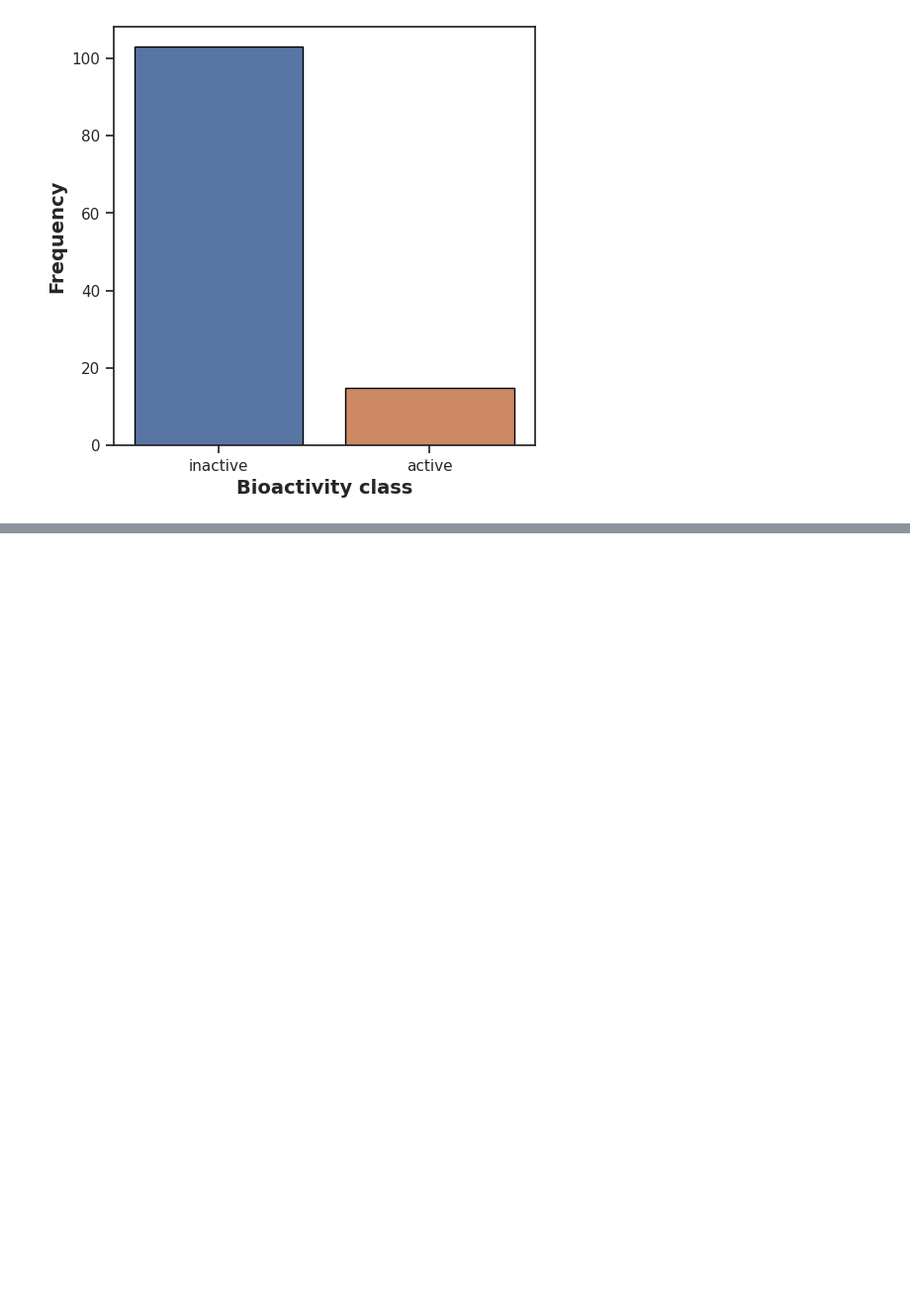
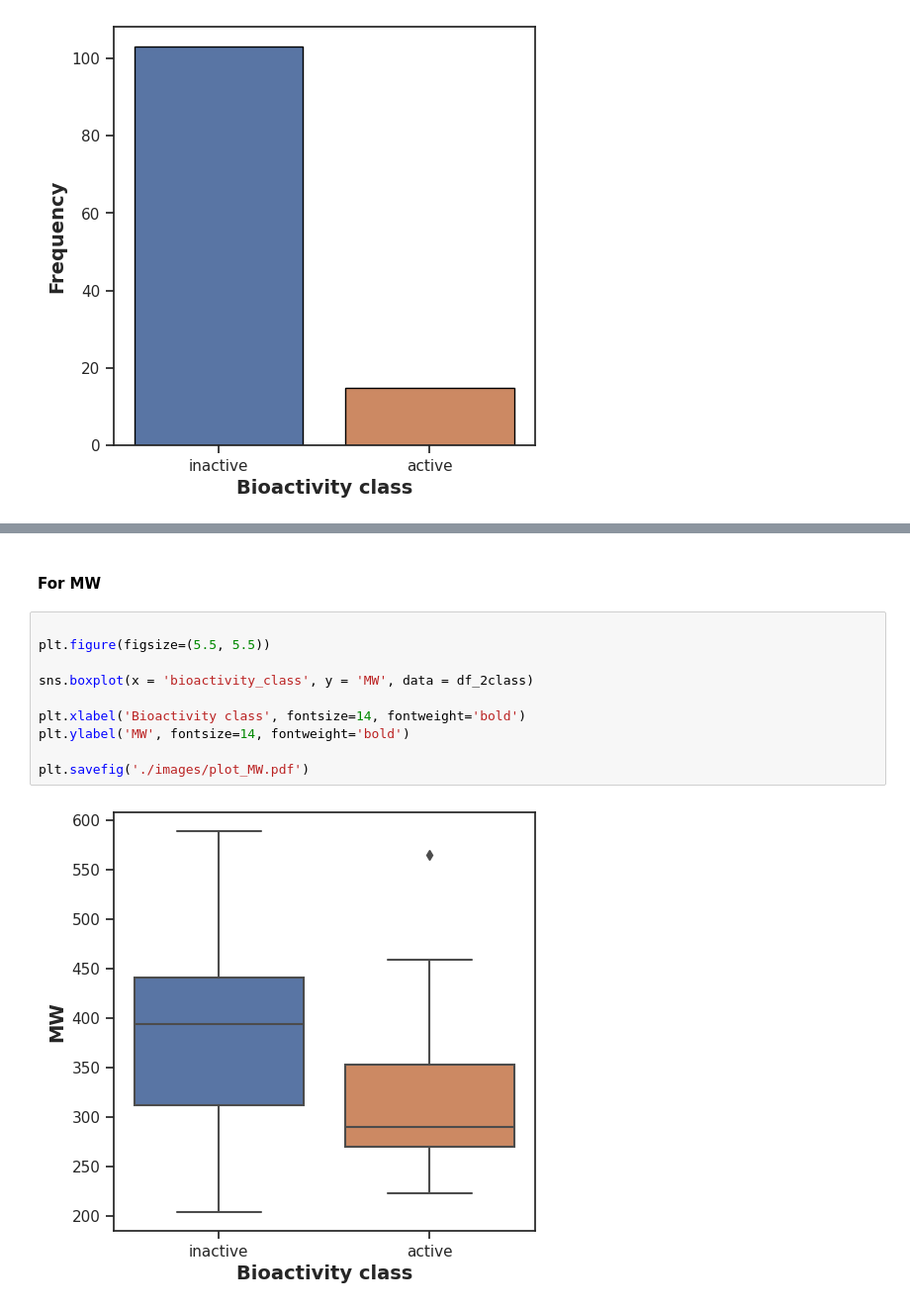
Before and after one commit to HyunsuLee/drug-discovery-ML, a Jupyter notebook: tutorial1-2.ipynb, the cells around one changed output, grey strips where cells are left out. Shown at 99% size. Cells and saved outputs as stored; diff of their text form; blank space fills up the shorter version.

```diff
--- a/tutorial1-2.ipynb
+++ b/tutorial1-2.ipynb
@@ -397,0 +474,14 @@ plt.savefig('./images/plot_bioactivity_class.pdf')
+# %% [markdown]
+#### For MW
+# %%
+
+plt.figure(figsize=(5.5, 5.5))
+
+sns.boxplot(x = 'bioactivity_class', y = 'MW', data = df_2class)
+
+plt.xlabel('Bioactivity class', fontsize=14, fontweight='bold')
+plt.ylabel('MW', fontsize=14, fontweight='bold')
+
+plt.savefig('./images/plot_MW.pdf')
+# %% [output]
+[figure, added]
```
Also changed, not shown: parts of 17 cells of this notebook.
